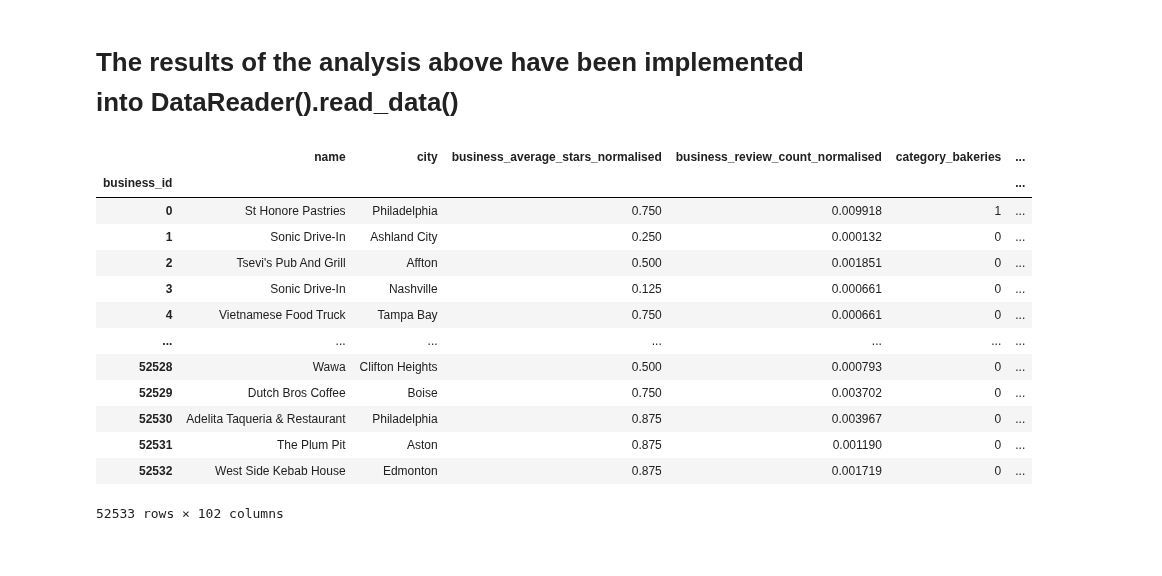
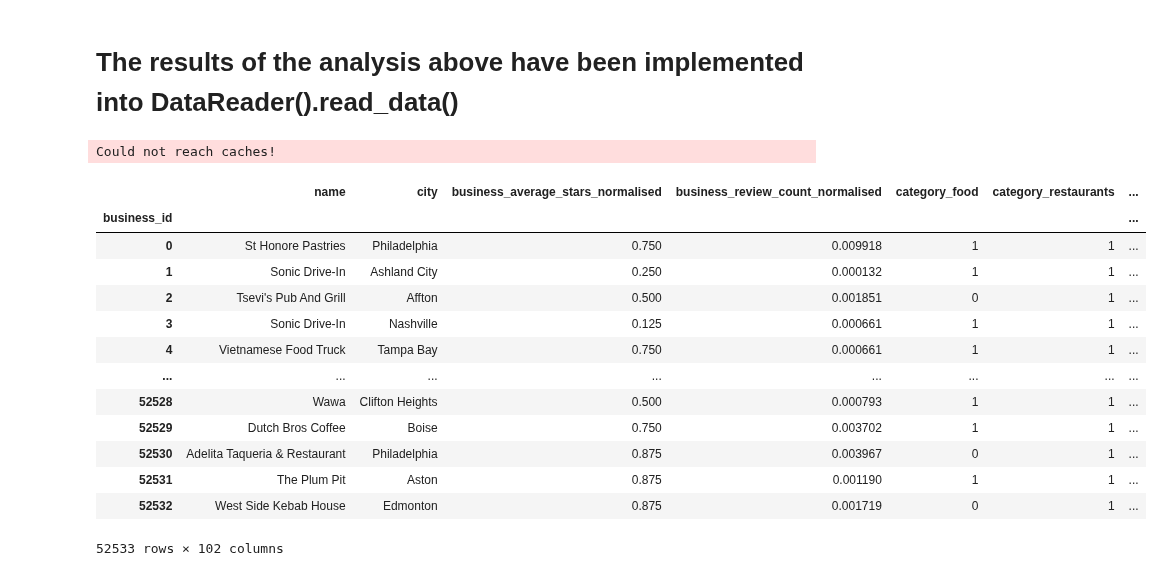
Before and after one commit to Tram13/masterthesis, a Jupyter notebook: src/data/data analysis/businesses.ipynb, the cells around one changed output. Drawn from its saved outputs; the diff is of its cells as text; code cells hidden in the pictures.

```diff
--- a/src/data/data analysis/businesses.ipynb
+++ b/src/data/data analysis/businesses.ipynb
@@ -466,21 +466,22 @@ businesses.join(checkins, on='business_id')
 52533 rows × 107 columns
 # %% [markdown]
 # The results of the analysis above have been implemented into DataReader().read_data()
-# %%
-(businesses, _, _), (_, _, _) = DataReader().read_data(no_train_test=True)
-businesses
-# %% [output]
-|  | name | city | business_average_stars_normalised | business_review_count_normalised | category_bakeries | ... |
-| business_id |  |  |  |  |  | ... |
-| 0 | St Honore Pastries | Philadelphia | 0.750 | 0.009918 | 1 | ... |
-| 1 | Sonic Drive-In | Ashland City | 0.250 | 0.000132 | 0 | ... |
-| 2 | Tsevi's Pub And Grill | Affton | 0.500 | 0.001851 | 0 | ... |
-| 3 | Sonic Drive-In | Nashville | 0.125 | 0.000661 | 0 | ... |
-| 4 | Vietnamese Food Truck | Tampa Bay | 0.750 | 0.000661 | 0 | ... |
-| ... | ... | ... | ... | ... | ... | ... |
-| 52528 | Wawa | Clifton Heights | 0.500 | 0.000793 | 0 | ... |
-| 52529 | Dutch Bros Coffee | Boise | 0.750 | 0.003702 | 0 | ... |
-| 52530 | Adelita Taqueria & Restaurant | Philadelphia | 0.875 | 0.003967 | 0 | ... |
-| 52531 | The Plum Pit | Aston | 0.875 | 0.001190 | 0 | ... |
-| 52532 | West Side Kebab House | Edmonton | 0.875 | 0.001719 | 0 | ... |
-52533 rows × 102 columns
+# %%
+(b_train, r_train, u_train), (b_test, r_test, u_test) = DataReader().read_data()
+b_train
+# %% [output]
+Could not reach caches!
+|  | name | city | business_average_stars_normalised | business_review_count_normalised | category_food | category_restaurants | ... |
+| business_id |  |  |  |  |  |  | ... |
+| 0 | St Honore Pastries | Philadelphia | 0.750 | 0.009918 | 1 | 1 | ... |
+| 1 | Sonic Drive-In | Ashland City | 0.250 | 0.000132 | 1 | 1 | ... |
+| 2 | Tsevi's Pub And Grill | Affton | 0.500 | 0.001851 | 0 | 1 | ... |
+| 3 | Sonic Drive-In | Nashville | 0.125 | 0.000661 | 1 | 1 | ... |
+| 4 | Vietnamese Food Truck | Tampa Bay | 0.750 | 0.000661 | 1 | 1 | ... |
+| ... | ... | ... | ... | ... | ... | ... | ... |
+| 52528 | Wawa | Clifton Heights | 0.500 | 0.000793 | 1 | 1 | ... |
+| 52529 | Dutch Bros Coffee | Boise | 0.750 | 0.003702 | 1 | 1 | ... |
+| 52530 | Adelita Taqueria & Restaurant | Philadelphia | 0.875 | 0.003967 | 0 | 1 | ... |
+| 52531 | The Plum Pit | Aston | 0.875 | 0.001190 | 1 | 1 | ... |
+| 52532 | West Side Kebab House | Edmonton | 0.875 | 0.001719 | 0 | 1 | ... |
+52533 rows × 102 columns
```
Also changed, not shown: 1 other file.
